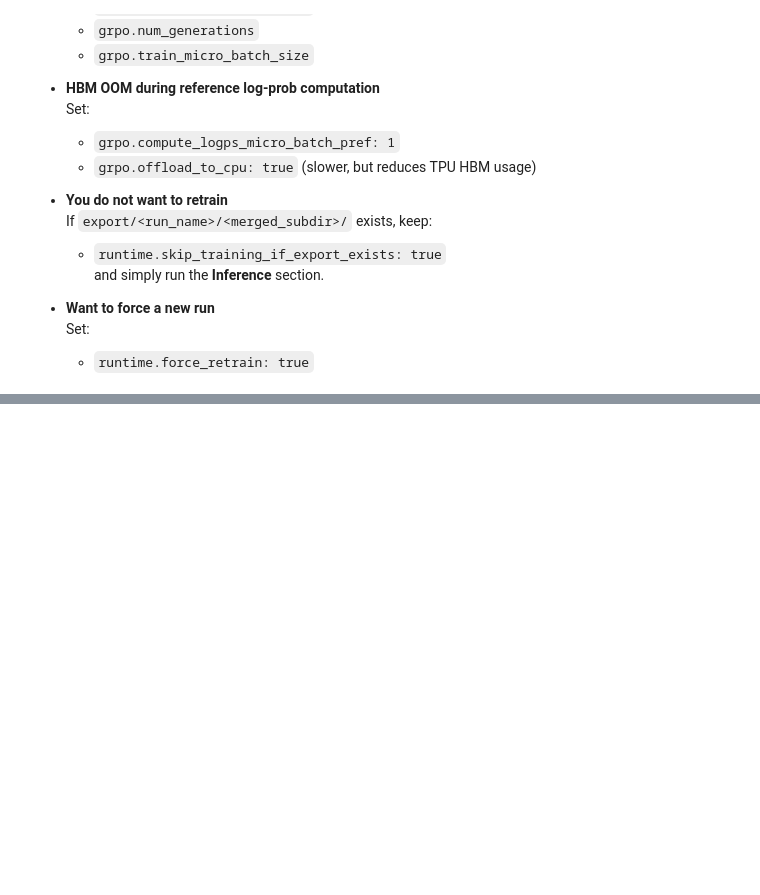
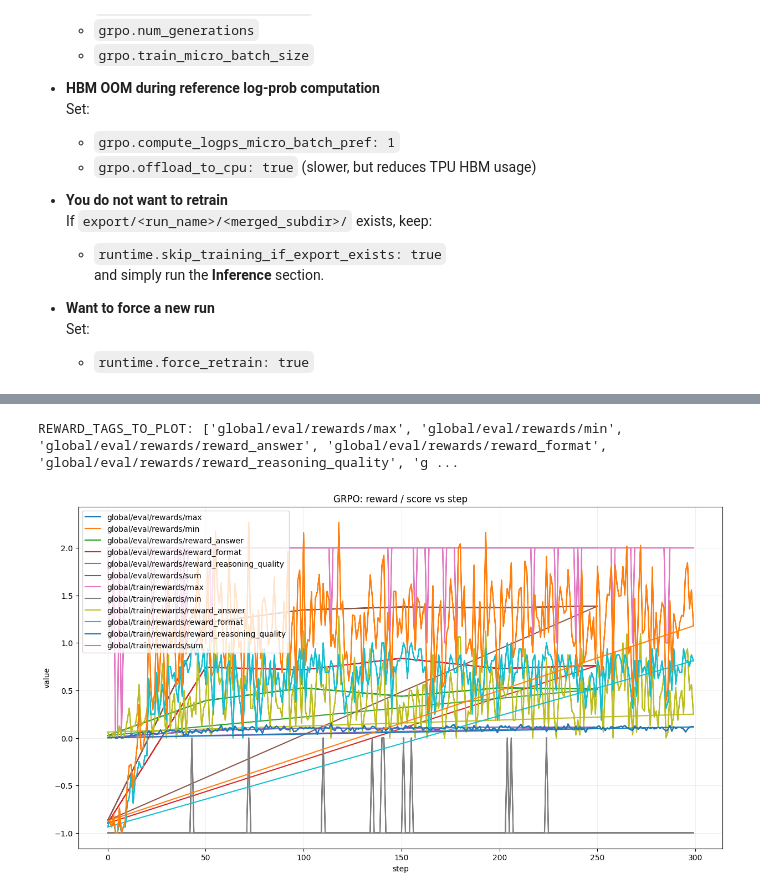
Before and after one commit to DiegoHurtad0/tunix-gemma-reasoning-traces, a Jupyter notebook: production-grade-fine-tuning-of-gemma-3-1b-with-tu.ipynb, the cells around one changed output, grey strips where cells are left out. Drawn from its saved outputs; the diff is of its cells as text; code cells hidden in the pictures; blank space fills up the shorter version.

```diff
--- a/production-grade-fine-tuning-of-gemma-3-1b-with-tu.ipynb
+++ b/production-grade-fine-tuning-of-gemma-3-1b-with-tu.ipynb
@@ -2224,0 +2581,26 @@ else:
+# %%
+# =========================
+# VIZ 5) GRPO curves: reward + KL vs step
+# =========================
+grpo_tags = sorted(grpo_scalars.keys())
+
+# Reward-ish tags
+auto_reward = pick_tags(grpo_tags, include_any=["reward", "returns", "score"], exclude_any=["kl"])
+# KL-ish tags
+auto_kl = pick_tags(grpo_tags, include_any=["kl", "kld", "kl_div"], exclude_any=[])
+
+# Fallbacks if tag names are unusual
+if not auto_reward and grpo_tags:
+    auto_reward = grpo_tags[:5]
+if not auto_kl:
+    # sometimes KL is logged as "approx_kl" or "policy_kl"
+    auto_kl = pick_tags(grpo_tags, include_any=["approx", "policy"], exclude_any=[]) or []
+
+REWARD_TAGS_TO_PLOT = auto_reward   # edit if needed
+KL_TAGS_TO_PLOT     = auto_kl       # edit if needed
+
+print("REWARD_TAGS_TO_PLOT:", REWARD_TAGS_TO_PLOT)
+plot_scalars(grpo_scalars, REWARD_TAGS_TO_PLOT, "GRPO: reward / score vs step")
+# %% [output]
+REWARD_TAGS_TO_PLOT: ['global/eval/rewards/max', 'global/eval/rewards/min', 'global/eval/rewards/reward_answer', 'global/eval/rewards/reward_format', 'global/eval/rewards/reward_reasoning_quality', 'g ...
+[figure, added]
```
Also changed, not shown: parts of 66 cells of this notebook.
